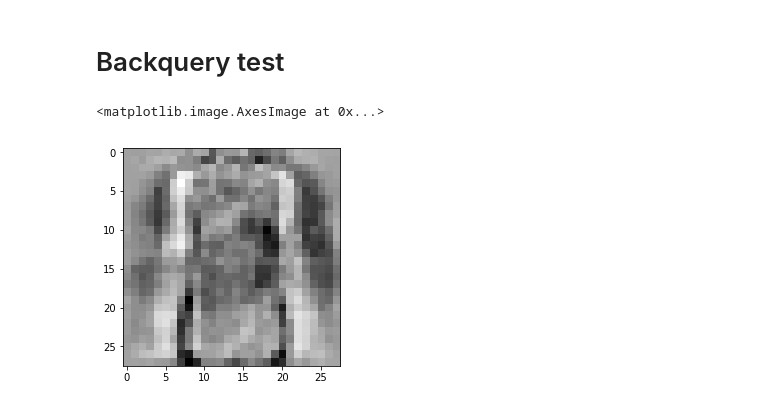
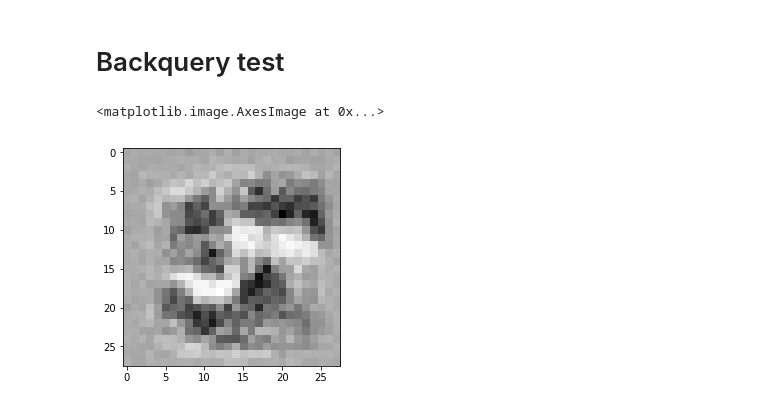
Before and after one commit to mkulke/ml-playground, a Jupyter notebook: Mgns.ipynb, the cells around one changed output. Cells and saved outputs as stored; diff of their text form; code cells hidden in the pictures.

```diff
--- a/Mgns.ipynb
+++ b/Mgns.ipynb
@@ -134,7 +134,7 @@ no_of_output_nodes = 10
 no_of_input_nodes = 28 * 28
 no_of_hidden_nodes = 200
 learning_rate = 0.1
-nn = NeuralNetwork(no_of_input_nodes, no_of_hidden_nodes, no_of_output_nodes, learning_rate)
+mnist_nn = NeuralNetwork(no_of_input_nodes, no_of_hidden_nodes, no_of_output_nodes, learning_rate)
 # %% [markdown]
 # Helper functions
 # %%
@@ -266,17 +266,17 @@ scores = get_scores(nn2, full_test_records)
 # Backquery test
 # %%
 # label to test
-label = 0
+label = 5
 # create the output signals for this label
 targets = numpy.zeros(no_of_output_nodes) + 0.01
 # all_values[0] is the target label for this record
 targets[label] = 0.99
 
 # get image data
-image_data = nn.backquery(targets)
+image_data = mnist_nn.backquery(targets)
 
 # plot image data
 plt.imshow(image_data.reshape(28,28), cmap='Greys', interpolation='None')
 # %% [output]
 <matplotlib.image.AxesImage at 0x...>
-[figure, old version]
+[figure, new version]
```
Also changed, not shown: parts of 3 cells of this notebook.
